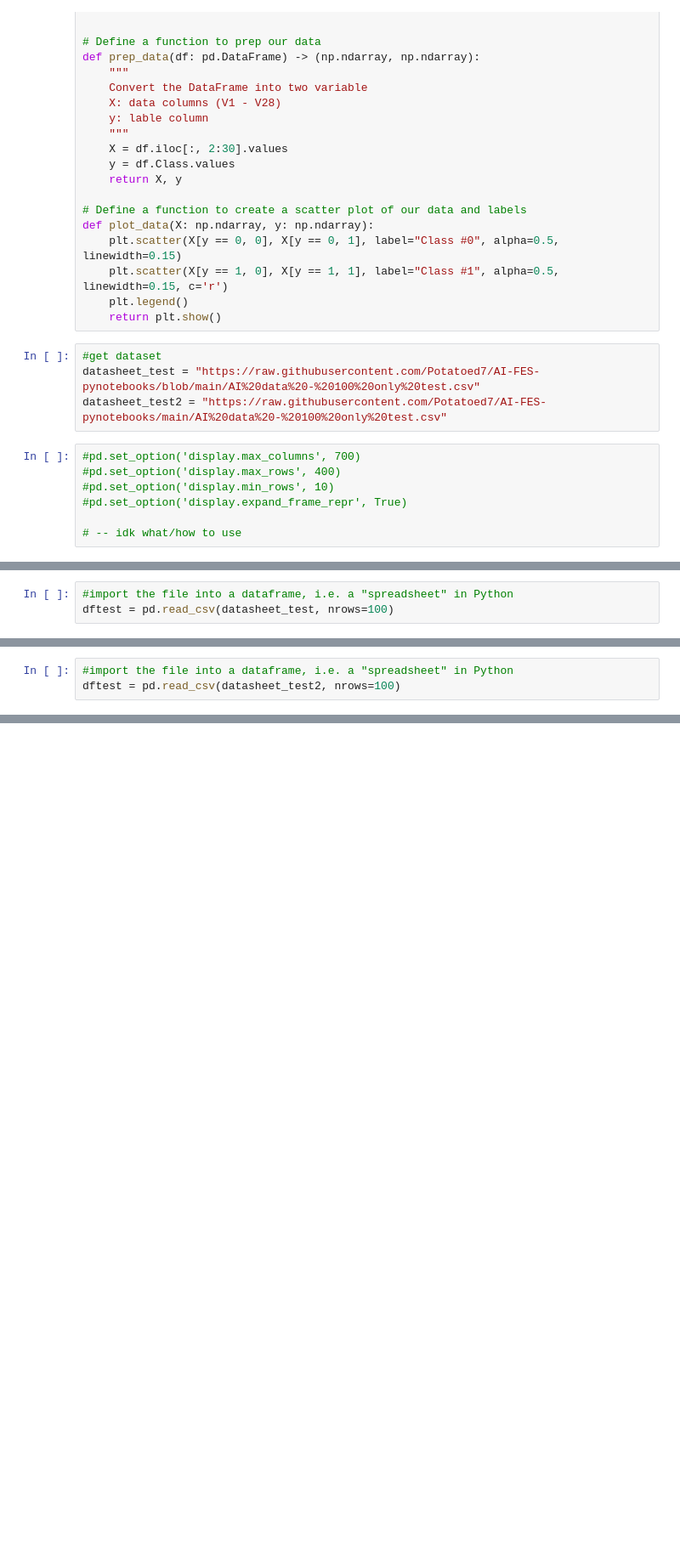
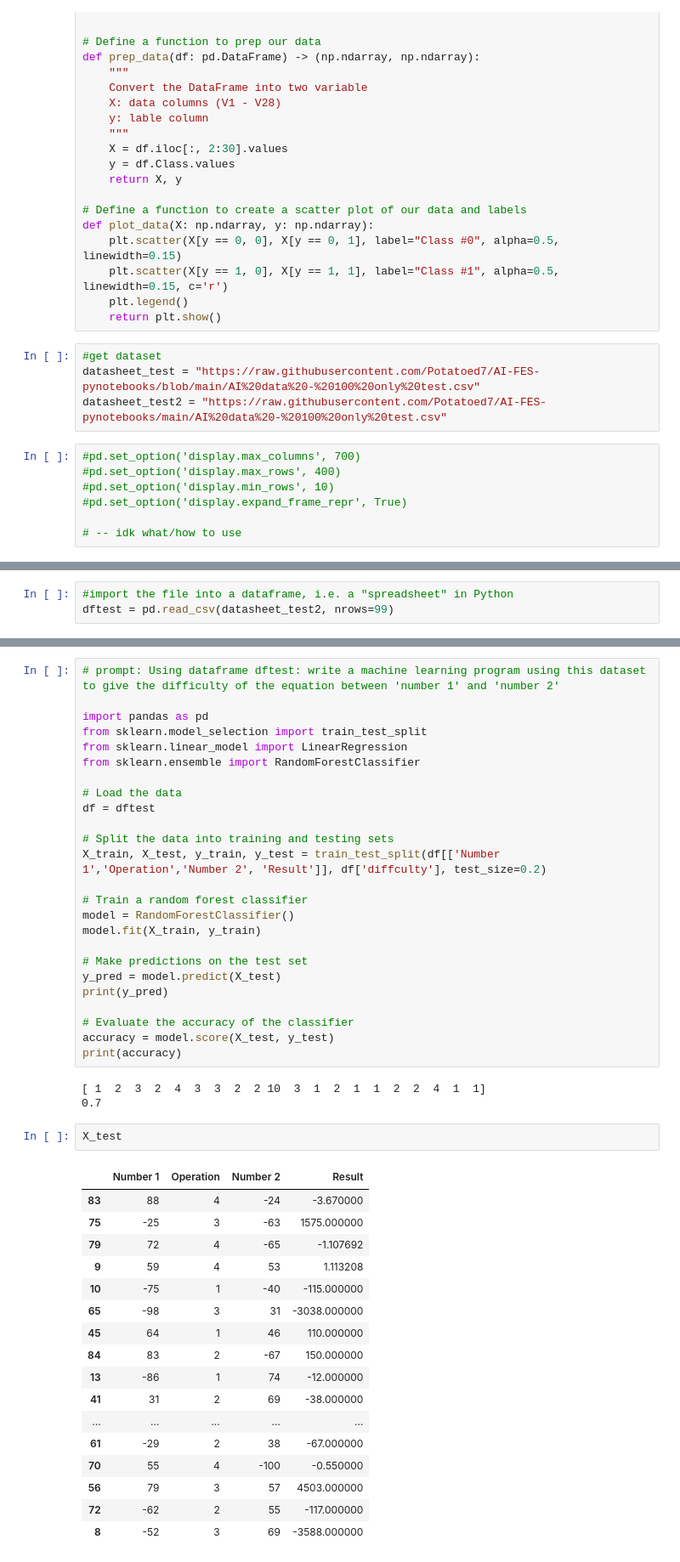
Before and after one commit to Potatoed7/AI-FES-pynotebooks, a Jupyter notebook: Test.ipynb, the cells around one changed output, grey strips where cells are left out. Shown at 85% size. Drawn from its saved outputs; the diff is of its cells as text; blank space fills up the shorter version.

```diff
--- a/Test.ipynb
+++ b/Test.ipynb
@@ -77,3 +87,3 @@ datasheet_test2 = "https://raw.githubusercontent.com/Potatoed7/AI-FES-pynotebook
 # %%
 #import the file into a dataframe, i.e. a "spreadsheet" in Python
-dftest = pd.read_csv(datasheet_test, nrows=100)
+dftest = pd.read_csv(datasheet_test2, nrows=99)
@@ -82,3 +89,0 @@ HTTPError: HTTP Error 404: Not Found
-# %%
-#import the file into a dataframe, i.e. a "spreadsheet" in Python
-dftest = pd.read_csv(datasheet_test2, nrows=100)
@@ -84,0 +135,48 @@ dftest = pd.read_csv(datasheet_test2, nrows=100)
+# %%
+# prompt: Using dataframe dftest: write a machine learning program using this dataset to give the difficulty of the equation between 'number 1' and 'number 2'
+
+import pandas as pd
+from sklearn.model_selection import train_test_split
+from sklearn.linear_model import LinearRegression
+from sklearn.ensemble import RandomForestClassifier
+
+# Load the data
+df = dftest
+
+# Split the data into training and testing sets
+X_train, X_test, y_train, y_test = train_test_split(df[['Number 1','Operation','Number 2', 'Result']], df['diffculty'], test_size=0.2)
+
+# Train a random forest classifier
+model = RandomForestClassifier()
+model.fit(X_train, y_train)
+
+# Make predictions on the test set
+y_pred = model.predict(X_test)
+print(y_pred)
+
+# Evaluate the accuracy of the classifier
+accuracy = model.score(X_test, y_test)
+print(accuracy)
+# %% [output]
+[ 1  2  3  2  4  3  3  2  2 10  3  1  2  1  1  2  2  4  1  1]
+0.7
+# %%
+X_test
+# %% [output]
+|  | Number 1 | Operation | Number 2 | Result |
+| 83 | 88 | 4 | -24 | -3.670000 |
+| 75 | -25 | 3 | -63 | 1575.000000 |
+| 79 | 72 | 4 | -65 | -1.107692 |
+| 9 | 59 | 4 | 53 | 1.113208 |
+| 10 | -75 | 1 | -40 | -115.000000 |
+| 65 | -98 | 3 | 31 | -3038.000000 |
+| 45 | 64 | 1 | 46 | 110.000000 |
+| 84 | 83 | 2 | -67 | 150.000000 |
+| 13 | -86 | 1 | 74 | -12.000000 |
+| 41 | 31 | 2 | 69 | -38.000000 |
+| ... | ... | ... | ... | ... |
+| 61 | -29 | 2 | 38 | -67.000000 |
+| 70 | 55 | 4 | -100 | -0.550000 |
+| 56 | 79 | 3 | 57 | 4503.000000 |
+| 72 | -62 | 2 | 55 | -117.000000 |
+| 8 | -52 | 3 | 69 | -3588.000000 |
```
Also changed, not shown: parts of 20 cells of this notebook.
